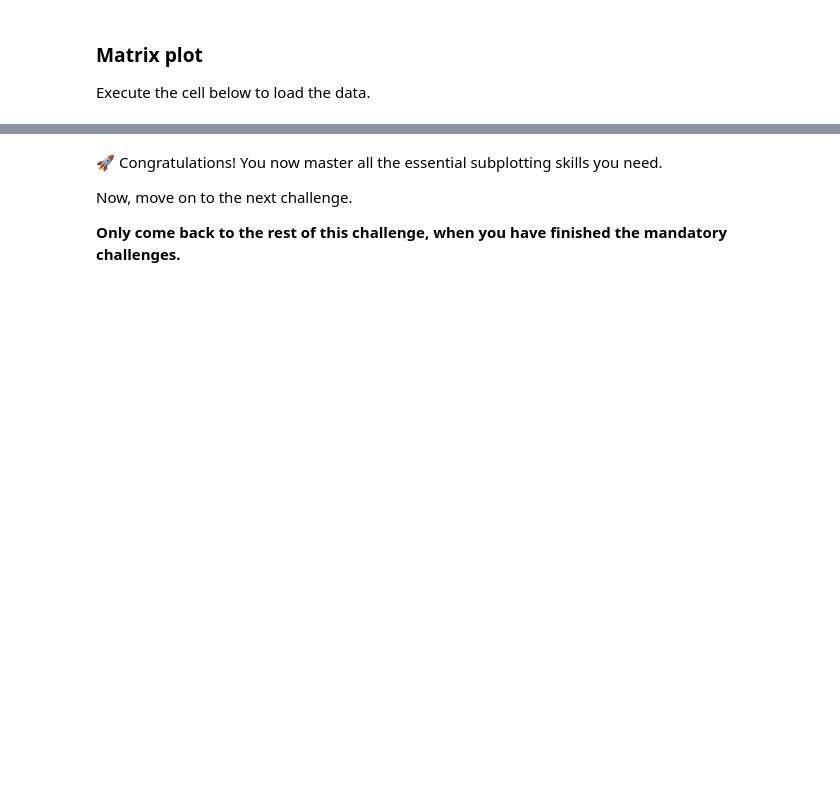
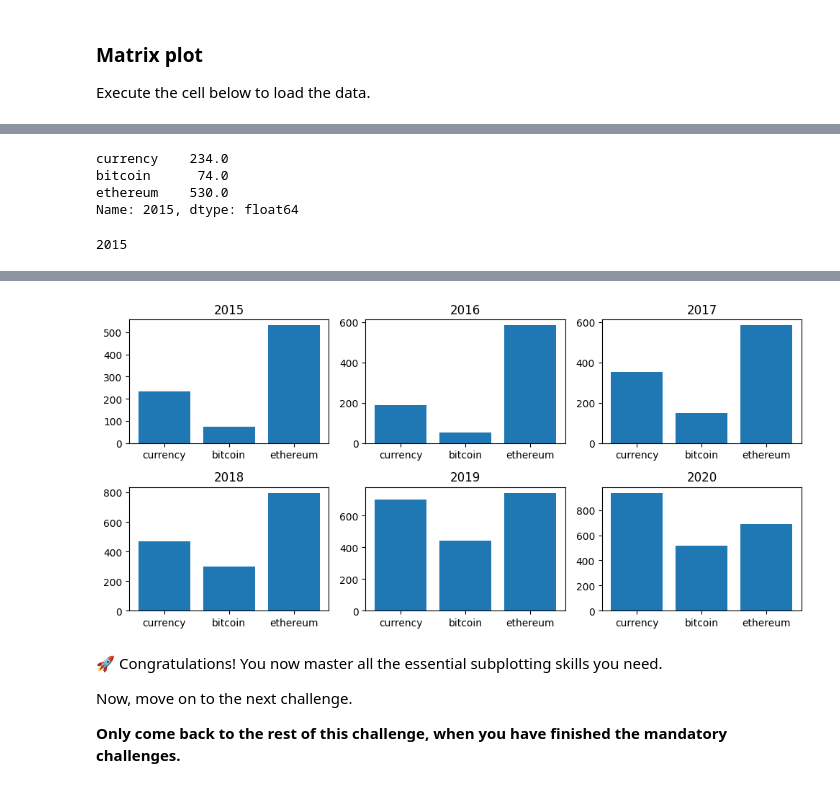
Before and after one commit to Rafikirs/data-subplotting, a Jupyter notebook: ex03.ipynb, the cells around one changed output, grey strips where cells are left out. Cells and saved outputs as stored; diff of their text form; code cells hidden in the pictures; blank space fills up the shorter version.

```diff
--- a/ex03.ipynb
+++ b/ex03.ipynb
@@ -41,3 +51,14 @@ wallets
+# %%
+wallets.iloc[0]
+# %% [output]
+currency    234.0
+bitcoin      74.0
+ethereum    530.0
+Name: 2015, dtype: float64
+# %%
+wallets.index[0]
+# %% [output]
+2015
 # %% [markdown]
 Make a 2 by 3 plot to show the prices for each year individually like in the example below.
 
@@ -71,3 +82,16 @@ pass  # YOUR CODE HERE
+# %%
+fig, axes = plt.subplots(2, 3)
+
+for i, ax in enumerate(axes.flatten()):
+    ax.bar(wallets.columns, wallets.iloc[i])
+    ax.set_title(wallets.index[i])
+
+
+a = plt.gcf()
+a.set_figwidth(10)
+plt.tight_layout()
+# %% [output]
+[figure, added]
 # %% [markdown]
 🚀 Congratulations! You now master all the essential subplotting skills you need.
 
```
Also changed, not shown: parts of 10 cells of this notebook.
